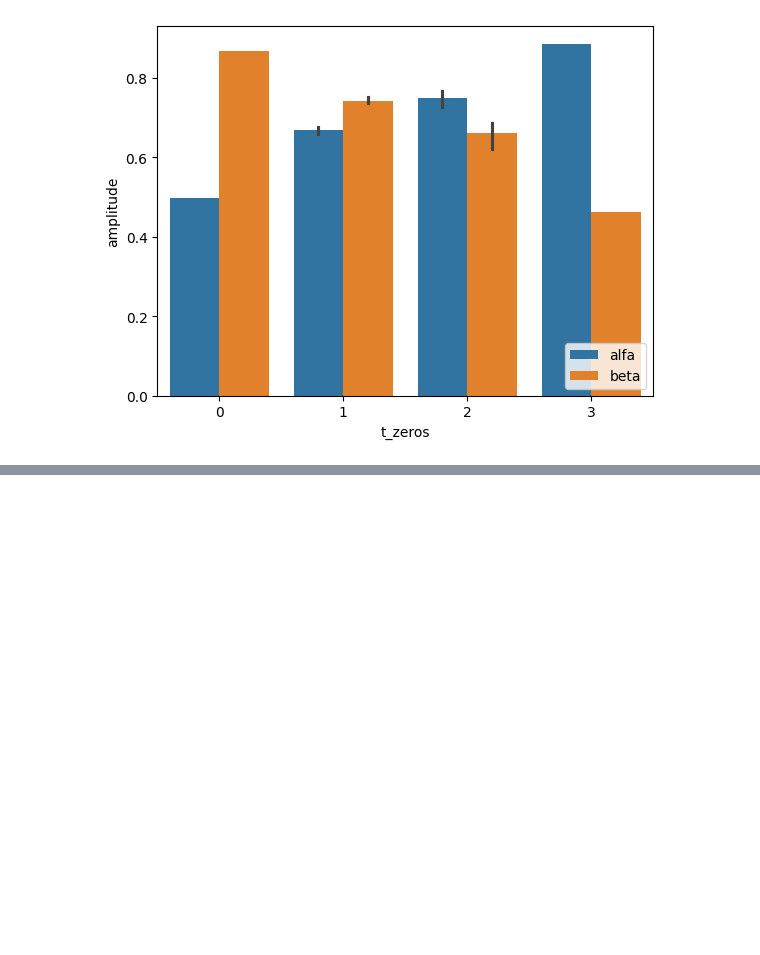
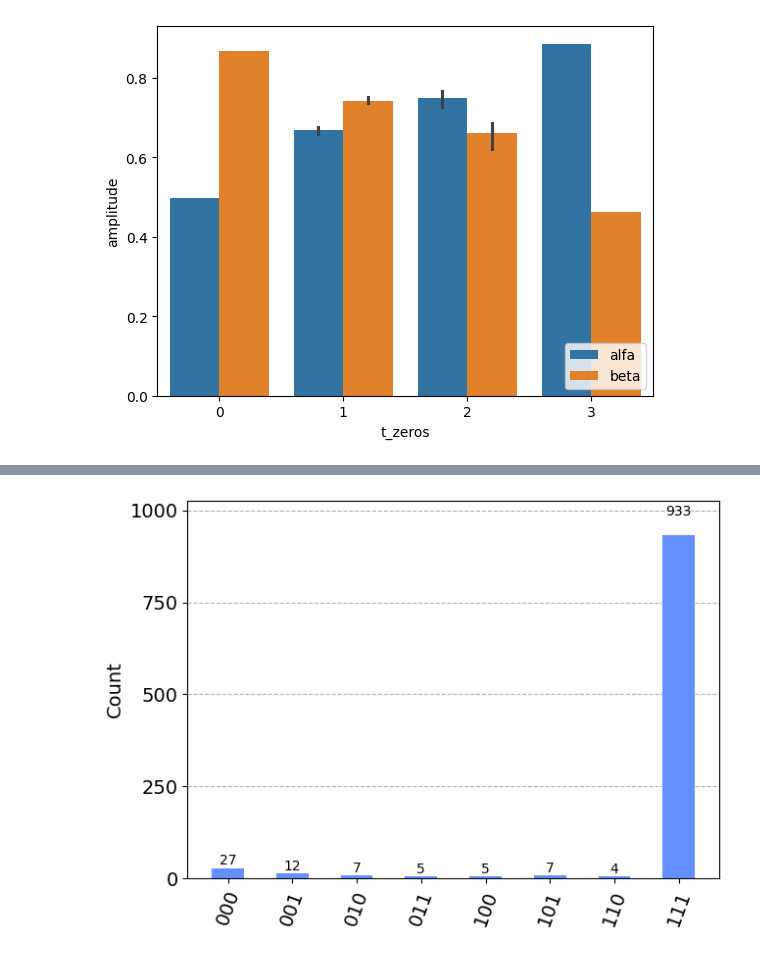
Before and after one commit to Dpbm/scientific-research-1-quantum-oracles, a Jupyter notebook: code/grover-tests.ipynb, the cells around one changed output, grey strips where cells are left out. Drawn from its saved outputs; the diff is of its cells as text; code cells hidden in the pictures; blank space fills up the shorter version.

Commit message:
added classical procedure to update the rotation angle

```diff
--- a/code/grover-tests.ipynb
+++ b/code/grover-tests.ipynb
@@ -967,0 +974,29 @@ plt.show()
+# %%
+def create_grover(strings):
+
+    total_zeros = sum([ string.count('0') for string in strings ])
+    n_qubits = len(strings[0])
+    N = 2**n_qubits
+    t = N/2
+
+    if(n_qubits == 2):
+        angle = pi/2
+
+    if(total_zeros == n_qubits):
+        angle = 0.963001
+    elif(total_zeros == 0):
+        angle = 2.099657
+    else:
+        angle = 1.657624
+
+
+
+    oracle = phase_oracle(strings)
+    ng, theta = new_grover(oracle)
+    bc = ng.assign_parameters({theta:angle})
+    return bc
+# %%
+g = create_grover(['111'])
+plot_histogram(get_counts(g))
+# %% [output]
+[figure, added]
```
Also changed, not shown: parts of 8 cells of this notebook.
